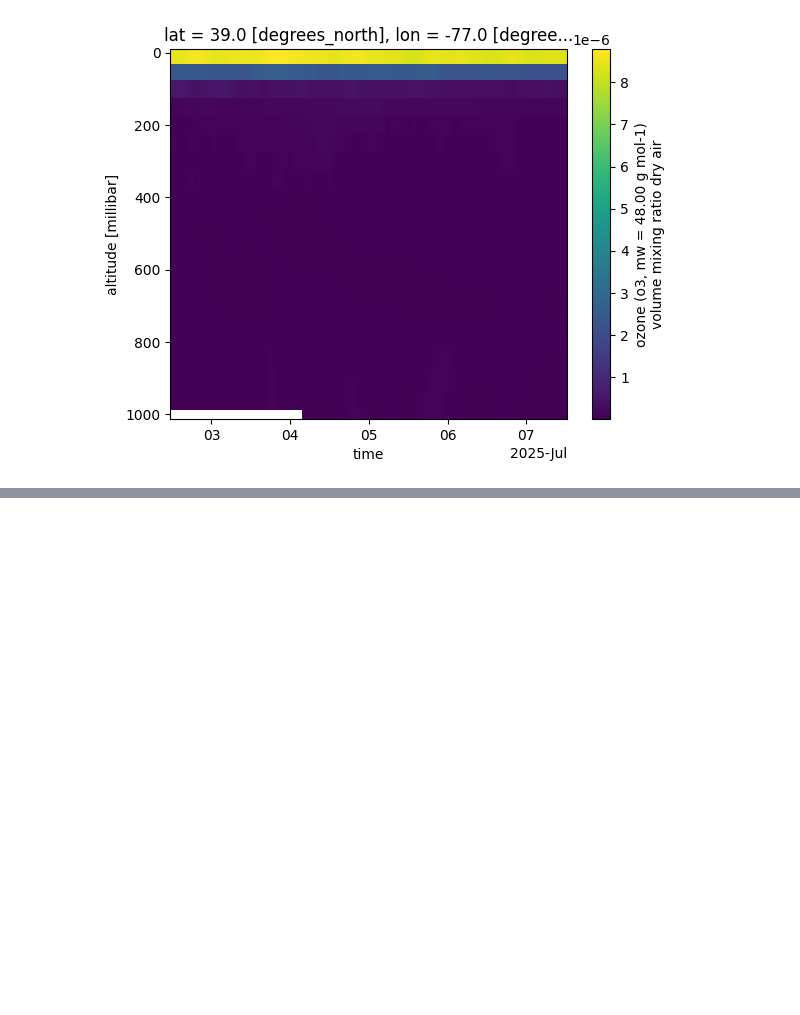
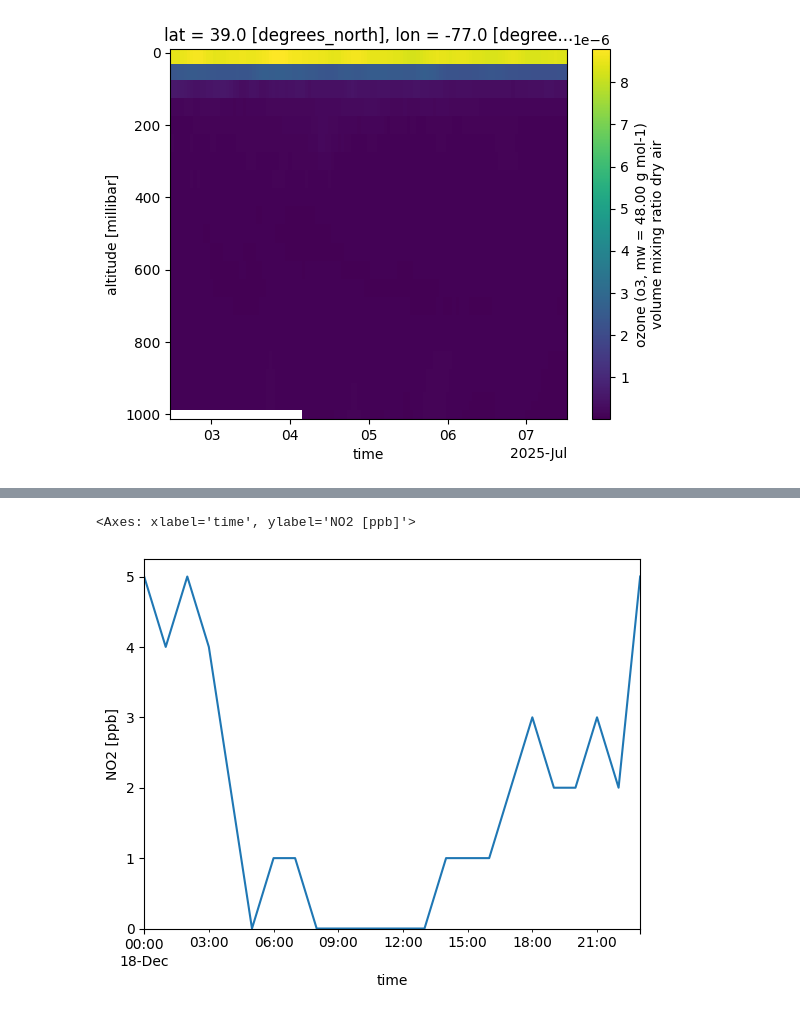
Before and after one commit to CarlMalings/hello_world, a Jupyter notebook: test_notebook.ipynb, the cells around one changed output, grey strips where cells are left out. Saved outputs shown, nothing was run; the diff lists cells and outputs as text; code cells hidden in the pictures; blank space fills up the shorter version.

Commit message:
Added a quick demo of pyrsig

```diff
--- a/test_notebook.ipynb
+++ b/test_notebook.ipynb
@@ -127,0 +151,10 @@ Data variables: (12/13)
+# %%
+# Import Libraries
+import pyrsig
+locname = "nyc"
+bbox = (-74.8, 40.32, -71.43, 41.4)
+bdate = "2023-12-18"
+api = pyrsig.RsigApi(bdate=bdate, bbox=bbox, workdir=locname, gridfit=True)
+airnowkey = "airnow.no2"
+adf = api.to_dataframe(airnowkey, unit_keys=False, parse_dates=True)
+adf
@@ -127,0 +175,5 @@ Data variables: (12/13)
+# %%
+adf.where(adf.STATION == 7784).groupby(pd.Grouper(key="time", freq="1h")).mean(numeric_only=True)['no2'].plot(ylim=(0, None), ylabel="NO2 [ppb]")
+# %% [output]
+<Axes: xlabel='time', ylabel='NO2 [ppb]'>
+[figure, added]
```
Also changed, not shown: parts of 3 cells of this notebook.
